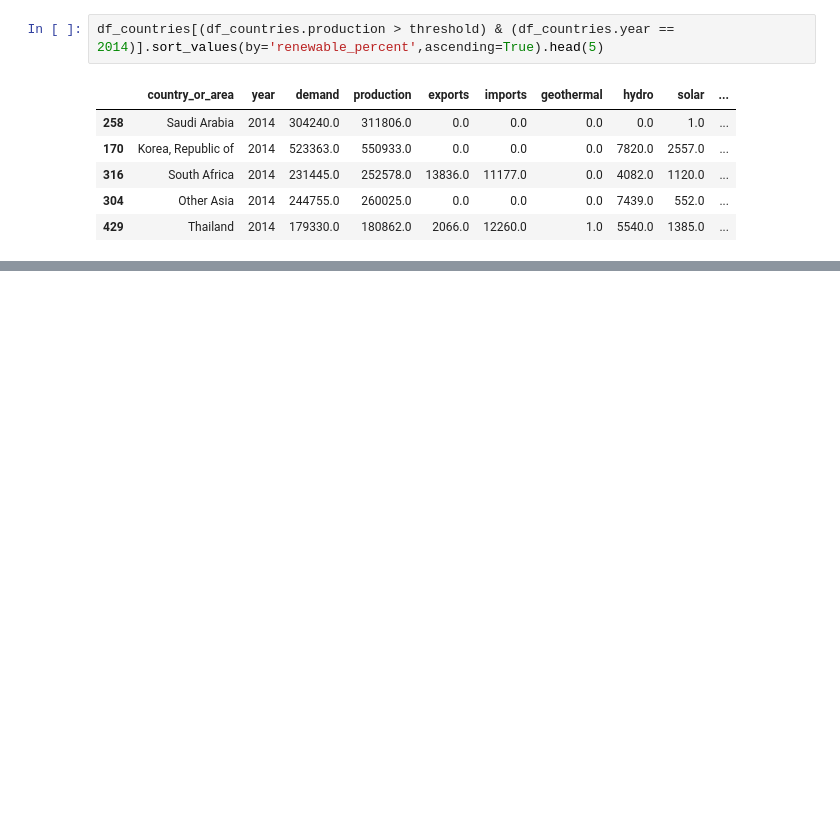
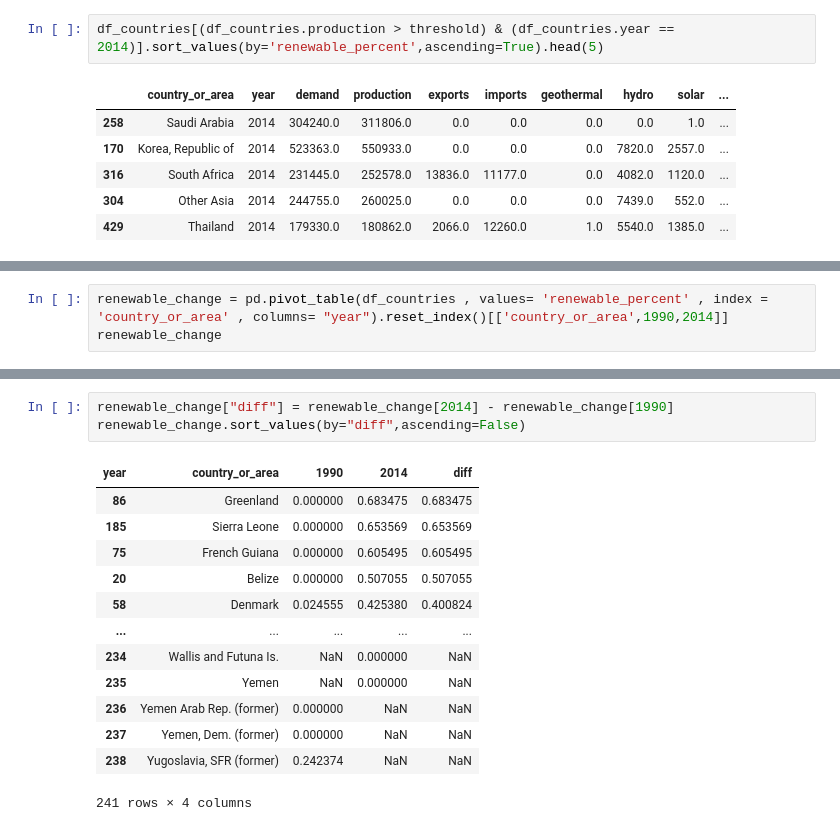
Before and after one commit to juanpaat/Python-for-Data-Analysts-and-Data-Scientists, a Jupyter notebook: DataFrame Manipulation.ipynb, the cells around one changed output, grey strips where cells are left out. Drawn from its saved outputs; the diff is of its cells as text; blank space fills up the shorter version.

```diff
--- a/DataFrame Manipulation.ipynb
+++ b/DataFrame Manipulation.ipynb
@@ -943,0 +977,3 @@ df_countries[(df_countries.production > threshold) & (df_countries.year == 2014)
+# %%
+renewable_change = pd.pivot_table(df_countries , values= 'renewable_percent' , index = 'country_or_area' , columns= "year").reset_index()[['country_or_area',1990,2014]]
+renewable_change
@@ -943,0 +994,17 @@ df_countries[(df_countries.production > threshold) & (df_countries.year == 2014)
+# %%
+renewable_change["diff"] = renewable_change[2014] - renewable_change[1990]
+renewable_change.sort_values(by="diff",ascending=False)
+# %% [output]
+| year | country_or_area | 1990 | 2014 | diff |
+| 86 | Greenland | 0.000000 | 0.683475 | 0.683475 |
+| 185 | Sierra Leone | 0.000000 | 0.653569 | 0.653569 |
+| 75 | French Guiana | 0.000000 | 0.605495 | 0.605495 |
+| 20 | Belize | 0.000000 | 0.507055 | 0.507055 |
+| 58 | Denmark | 0.024555 | 0.425380 | 0.400824 |
+| ... | ... | ... | ... | ... |
+| 234 | Wallis and Futuna Is. | NaN | 0.000000 | NaN |
+| 235 | Yemen | NaN | 0.000000 | NaN |
+| 236 | Yemen Arab Rep. (former) | 0.000000 | NaN | NaN |
+| 237 | Yemen, Dem. (former) | 0.000000 | NaN | NaN |
+| 238 | Yugoslavia, SFR (former) | 0.242374 | NaN | NaN |
+241 rows × 4 columns
```
Also changed, not shown: parts of 21 cells of this notebook, 1 other file.
